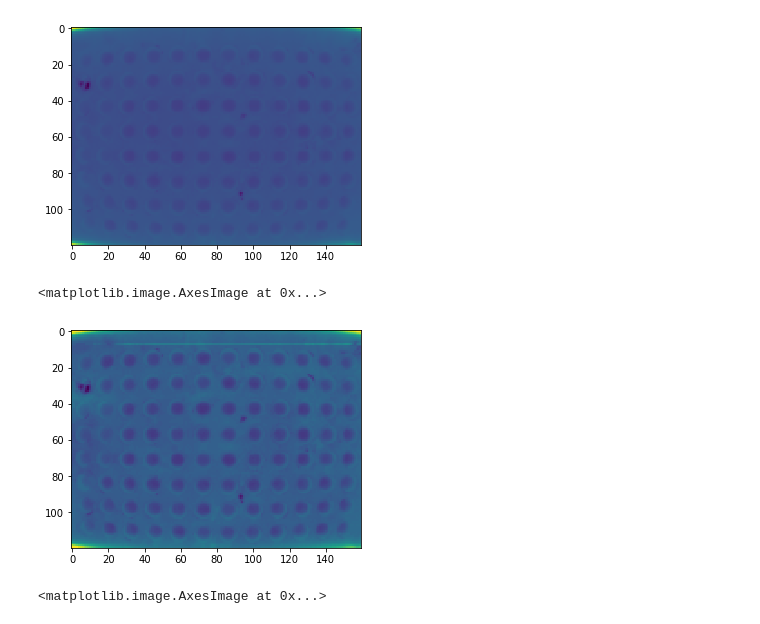
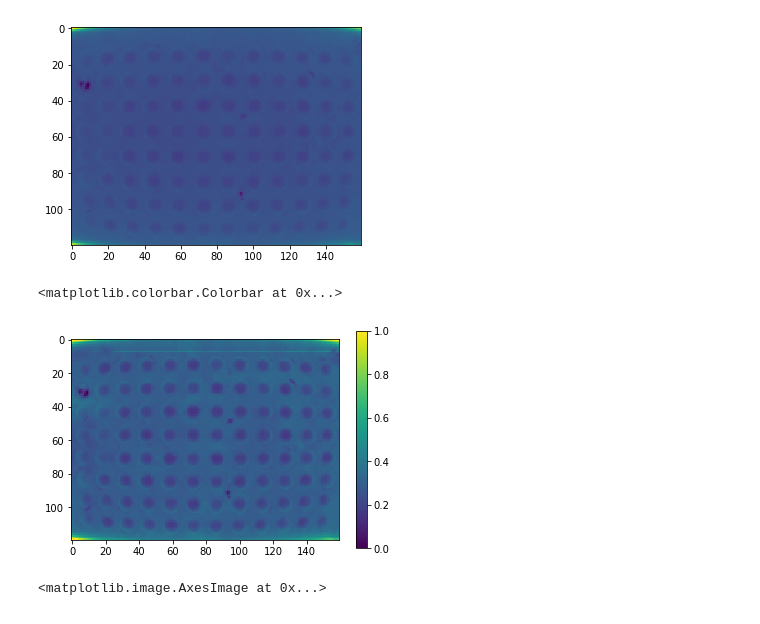
Before and after one commit to jrodguez/musical-robot, a Jupyter notebook: examples/edge_detection_31.ipynb, the cells around one changed output. Saved outputs shown, nothing was run; the diff lists cells and outputs as text; code cells hidden in the pictures.

```diff
--- a/examples/edge_detection_31.ipynb
+++ b/examples/edge_detection_31.ipynb
@@ -42,10 +46,13 @@ plt.imshow(img_eq)
 # %% [output]
 <matplotlib.image.AxesImage at 0x...>
 [figure]
-# %%
-contrast = equalize_adapthist(img_eq)
-plt.imshow(contrast)
-# %% [output]
-<matplotlib.image.AxesImage at 0x...>
-[figure, removed]
+# %%
+# gaus = gaussian(img_eq,sigma=0.25)
+# sob = sobel(img_eq)
+contrast = equalize_adapthist(img_eq, clip_limit=0.01)
+plt.imshow(contrast)
+plt.colorbar()
+# %% [output]
+<matplotlib.colorbar.Colorbar at 0x...>
+[figure, added]
 # %%
```
Also changed, not shown: parts of 20 cells of this notebook, 2 other files.
